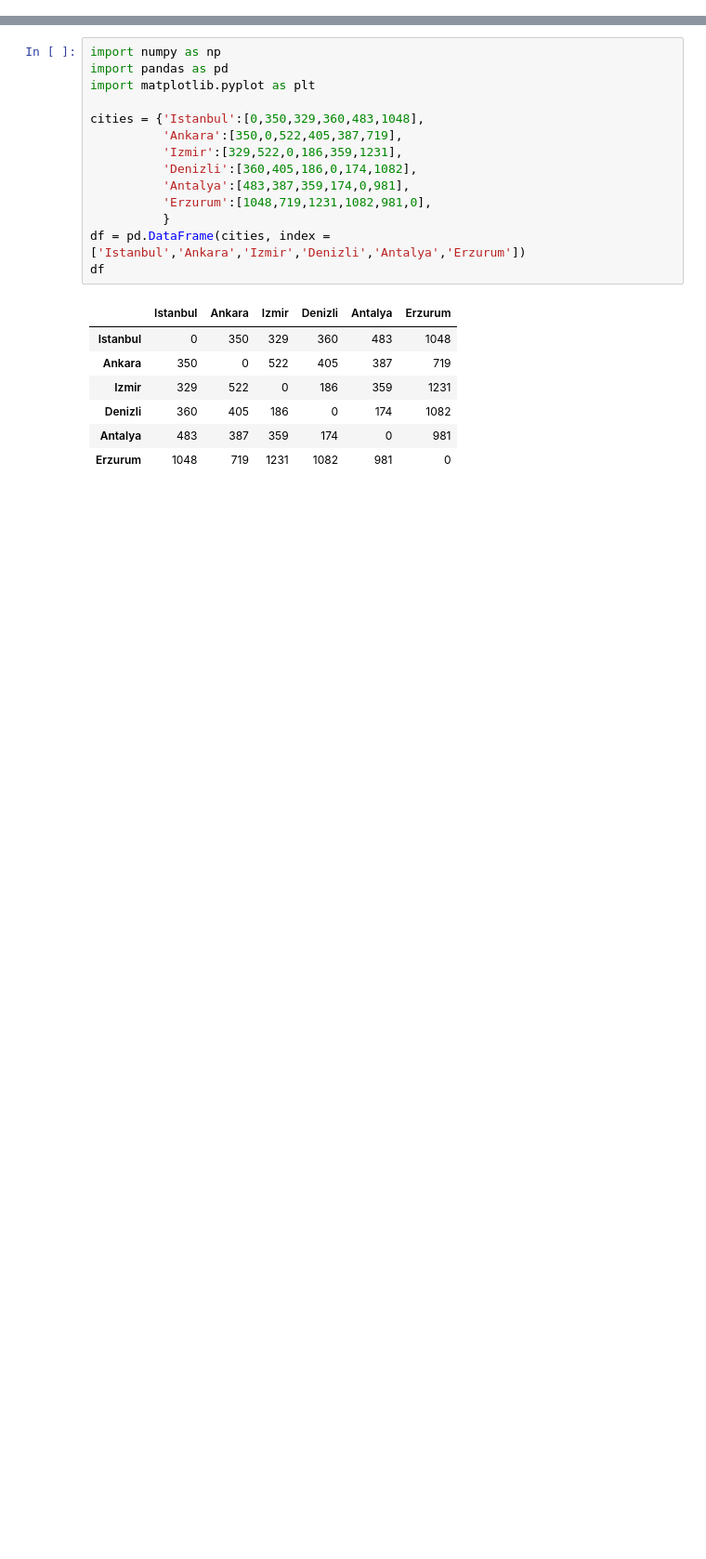
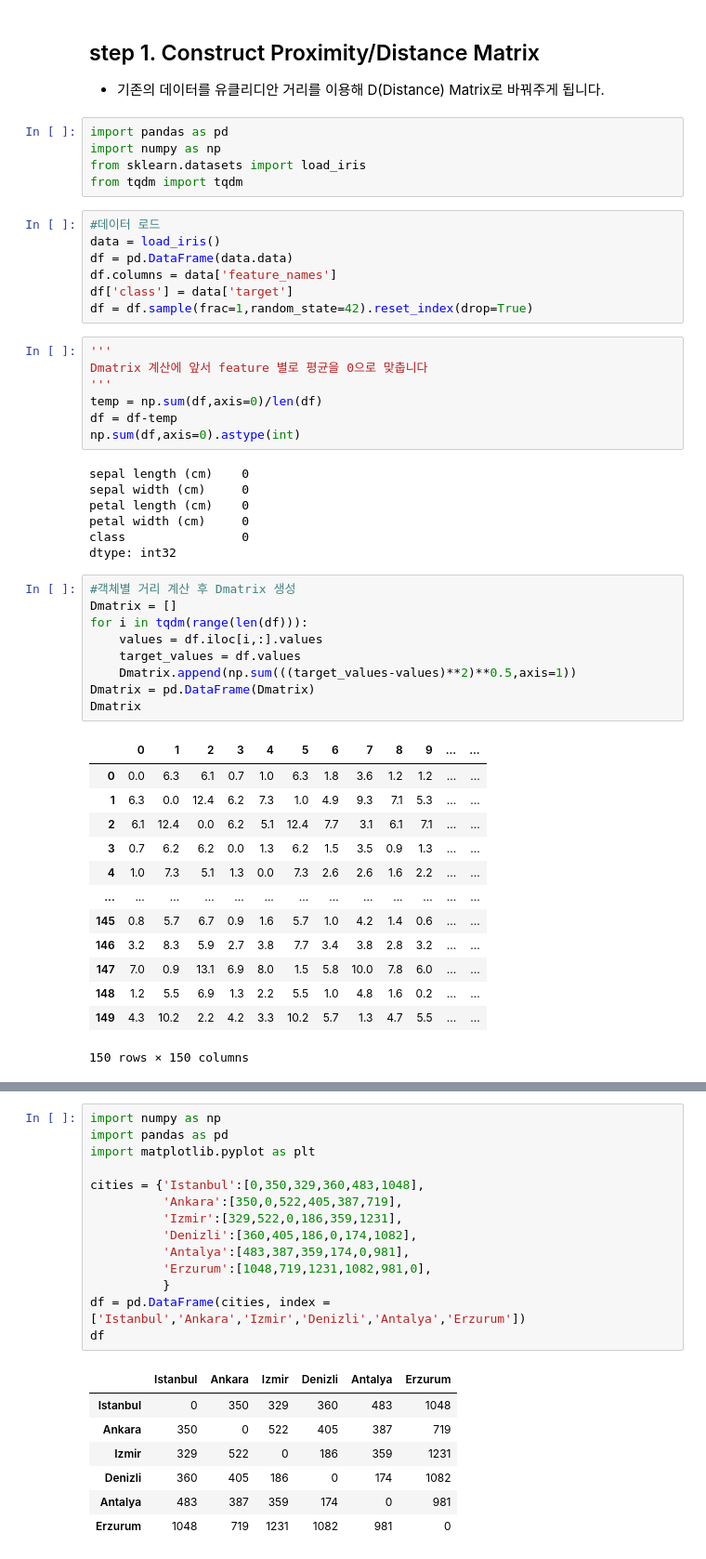
Before and after one commit to crimama/BA, a Jupyter notebook: 1.Dimensionality Reduction/2.MDS.ipynb, the cells around one changed output, grey strips where cells are left out. Shown at 93% size. Cells and saved outputs as stored; diff of their text form; blank space fills up the shorter version.

```diff
--- a/1.Dimensionality Reduction/2.MDS.ipynb
+++ b/1.Dimensionality Reduction/2.MDS.ipynb
@@ -7,0 +19,52 @@
+# %% [markdown]
+## step 1. Construct Proximity/Distance Matrix
+- 기존의 데이터를 유클리디안 거리를 이용해 D(Distance) Matrix로 바꿔주게 됩니다.
+# %%
+import pandas as pd
+import numpy as np
+from sklearn.datasets import load_iris
+from tqdm import tqdm
+# %%
+#데이터 로드
+data = load_iris()
+df = pd.DataFrame(data.data)
+df.columns = data['feature_names']
+df['class'] = data['target']
+df = df.sample(frac=1,random_state=42).reset_index(drop=True)
+# %%
+'''
+Dmatrix 계산에 앞서 feature 별로 평균을 0으로 맞춥니다
+'''
+temp = np.sum(df,axis=0)/len(df)
+df = df-temp
+np.sum(df,axis=0).astype(int)
+# %% [output]
+sepal length (cm)    0
+sepal width (cm)     0
+petal length (cm)    0
+petal width (cm)     0
+class                0
+dtype: int32
+# %%
+#객체별 거리 계산 후 Dmatrix 생성
+Dmatrix = []
+for i in tqdm(range(len(df))):
+    values = df.iloc[i,:].values
+    target_values = df.values
+    Dmatrix.append(np.sum(((target_values-values)**2)**0.5,axis=1))
+Dmatrix = pd.DataFrame(Dmatrix)
+Dmatrix
+# %% [output]
+|  | 0 | 1 | 2 | 3 | 4 | 5 | 6 | 7 | 8 | 9 | ... | ... |
+| 0 | 0.0 | 6.3 | 6.1 | 0.7 | 1.0 | 6.3 | 1.8 | 3.6 | 1.2 | 1.2 | ... | ... |
+| 1 | 6.3 | 0.0 | 12.4 | 6.2 | 7.3 | 1.0 | 4.9 | 9.3 | 7.1 | 5.3 | ... | ... |
+| 2 | 6.1 | 12.4 | 0.0 | 6.2 | 5.1 | 12.4 | 7.7 | 3.1 | 6.1 | 7.1 | ... | ... |
+| 3 | 0.7 | 6.2 | 6.2 | 0.0 | 1.3 | 6.2 | 1.5 | 3.5 | 0.9 | 1.3 | ... | ... |
+| 4 | 1.0 | 7.3 | 5.1 | 1.3 | 0.0 | 7.3 | 2.6 | 2.6 | 1.6 | 2.2 | ... | ... |
+| ... | ... | ... | ... | ... | ... | ... | ... | ... | ... | ... | ... | ... |
+| 145 | 0.8 | 5.7 | 6.7 | 0.9 | 1.6 | 5.7 | 1.0 | 4.2 | 1.4 | 0.6 | ... | ... |
+| 146 | 3.2 | 8.3 | 5.9 | 2.7 | 3.8 | 7.7 | 3.4 | 3.8 | 2.8 | 3.2 | ... | ... |
+| 147 | 7.0 | 0.9 | 13.1 | 6.9 | 8.0 | 1.5 | 5.8 | 10.0 | 7.8 | 6.0 | ... | ... |
+| 148 | 1.2 | 5.5 | 6.9 | 1.3 | 2.2 | 5.5 | 1.0 | 4.8 | 1.6 | 0.2 | ... | ... |
+| 149 | 4.3 | 10.2 | 2.2 | 4.2 | 3.3 | 10.2 | 5.7 | 1.3 | 4.7 | 5.5 | ... | ... |
+150 rows × 150 columns
```
Also changed, not shown: parts of 11 cells of this notebook, 1 other file.
